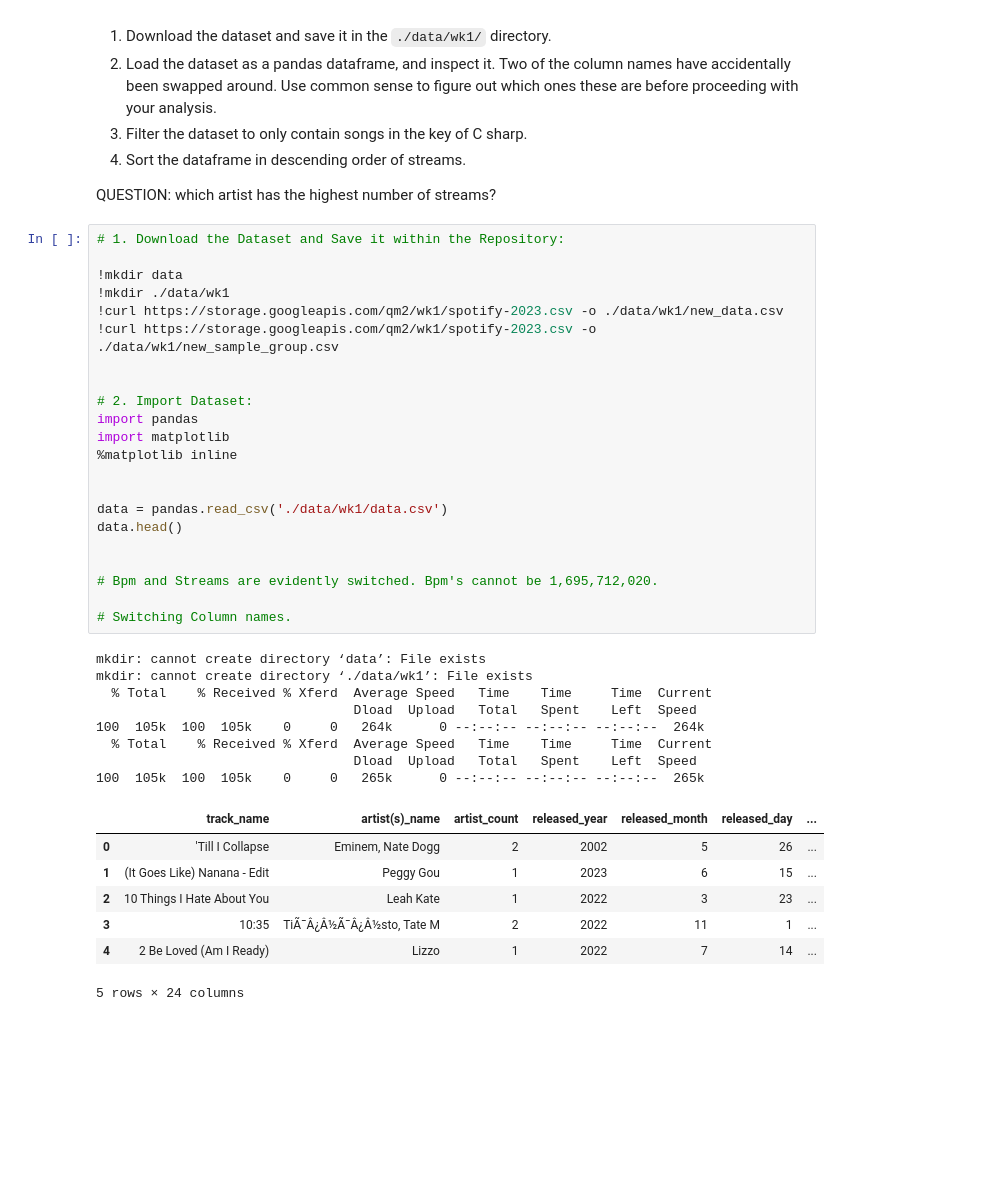
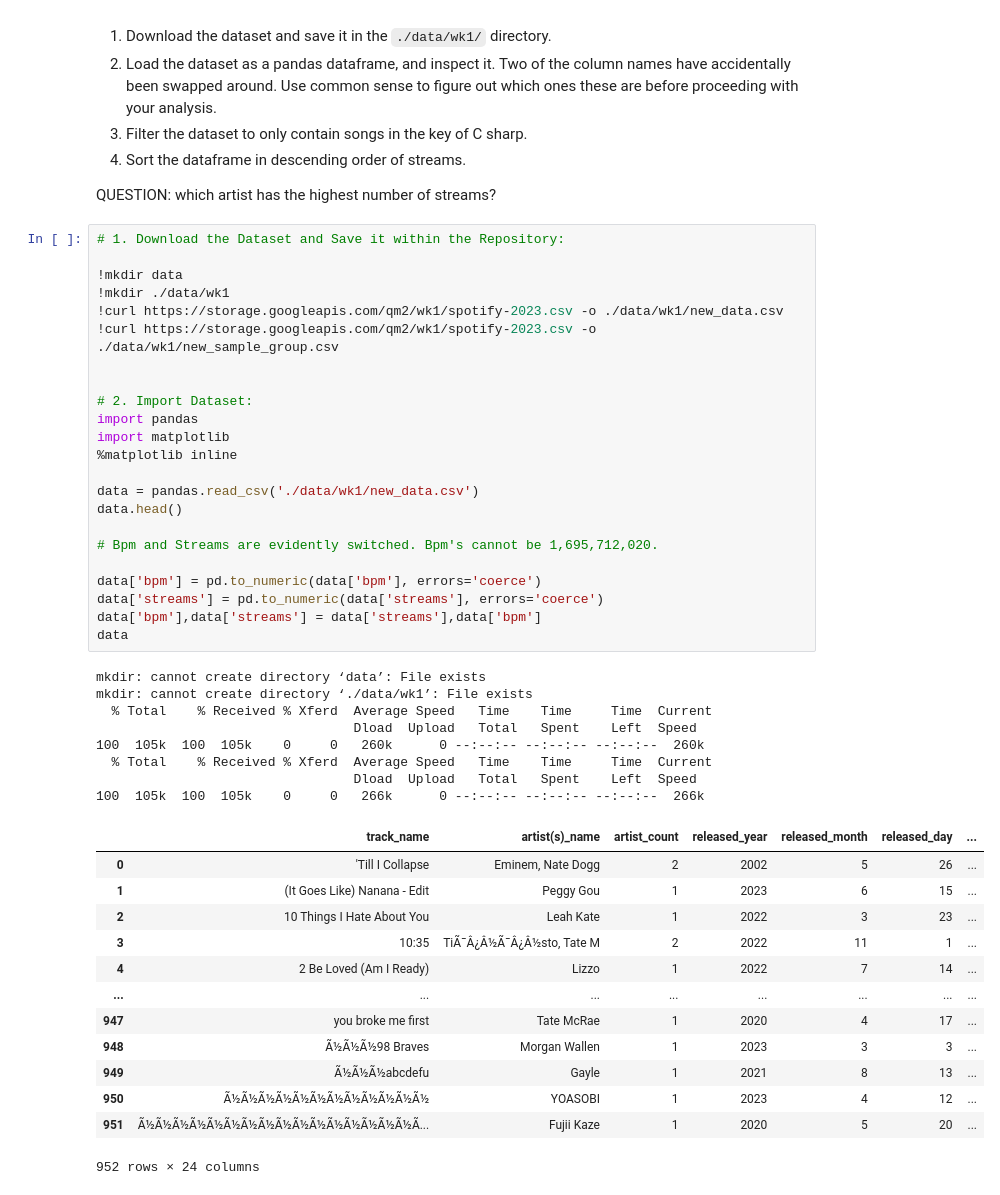
Before and after one commit to wigglyworm88/QM2, a Jupyter notebook: notebooks/W01. Python Recap 4th edit.ipynb, the cells around one changed output. Drawn from its saved outputs; the diff is of its cells as text; blank space fills up the shorter version.

```diff
--- a/notebooks/W01. Python Recap 4th edit.ipynb
+++ b/notebooks/W01. Python Recap 4th edit.ipynb
@@ -262,37 +262,44 @@ QUESTION: which artist has the highest number of streams?
 # 1. Download the Dataset and Save it within the Repository:
 
 !mkdir data
 !mkdir ./data/wk1
 !curl https://storage.googleapis.com/qm2/wk1/spotify-2023.csv -o ./data/wk1/new_data.csv
 !curl https://storage.googleapis.com/qm2/wk1/spotify-2023.csv -o ./data/wk1/new_sample_group.csv
 
 
 # 2. Import Dataset:
 import pandas
 import matplotlib
 %matplotlib inline
 
-
-data = pandas.read_csv('./data/wk1/data.csv')
+data = pandas.read_csv('./data/wk1/new_data.csv')
 data.head()
-
 
 # Bpm and Streams are evidently switched. Bpm's cannot be 1,695,712,020.
 
-# Switching Column names.
+data['bpm'] = pd.to_numeric(data['bpm'], errors='coerce')
+data['streams'] = pd.to_numeric(data['streams'], errors='coerce')
+data['bpm'],data['streams'] = data['streams'],data['bpm']
+data
 # %% [output]
 mkdir: cannot create directory ‘data’: File exists
 mkdir: cannot create directory ‘./data/wk1’: File exists
   % Total    % Received % Xferd  Average Speed   Time    Time     Time  Current
                                  Dload  Upload   Total   Spent    Left  Speed
-100  105k  100  105k    0     0   264k      0 --:--:-- --:--:-- --:--:--  264k
+100  105k  100  105k    0     0   260k      0 --:--:-- --:--:-- --:--:--  260k
   % Total    % Received % Xferd  Average Speed   Time    Time     Time  Current
                                  Dload  Upload   Total   Spent    Left  Speed
-100  105k  100  105k    0     0   265k      0 --:--:-- --:--:-- --:--:--  265k
+100  105k  100  105k    0     0   266k      0 --:--:-- --:--:-- --:--:--  266k
 |  | track_name | artist(s)_name | artist_count | released_year | released_month | released_day | ... |
 | 0 | 'Till I Collapse | Eminem, Nate Dogg | 2 | 2002 | 5 | 26 | ... |
 | 1 | (It Goes Like) Nanana - Edit | Peggy Gou | 1 | 2023 | 6 | 15 | ... |
 | 2 | 10 Things I Hate About You | Leah Kate | 1 | 2022 | 3 | 23 | ... |
 | 3 | 10:35 | TiÃ¯Â¿Â½Ã¯Â¿Â½sto, Tate M | 2 | 2022 | 11 | 1 | ... |
 | 4 | 2 Be Loved (Am I Ready) | Lizzo | 1 | 2022 | 7 | 14 | ... |
+| ... | ... | ... | ... | ... | ... | ... | ... |
+| 947 | you broke me first | Tate McRae | 1 | 2020 | 4 | 17 | ... |
+| 948 | Ã½Ã½Ã½98 Braves | Morgan Wallen | 1 | 2023 | 3 | 3 | ... |
+| 949 | Ã½Ã½Ã½abcdefu | Gayle | 1 | 2021 | 8 | 13 | ... |
+| 950 | Ã½Ã½Ã½Ã½Ã½Ã½Ã½Ã½Ã½Ã½Ã½Ã½ | YOASOBI | 1 | 2023 | 4 | 12 | ... |
+| 951 | Ã½Ã½Ã½Ã½Ã½Ã½Ã½Ã½Ã½Ã½Ã½Ã½Ã½Ã½Ã½Ã½Ã... | Fujii Kaze | 1 | 2020 | 5 | 20 | ... |
-5 rows × 24 columns
+952 rows × 24 columns
```
